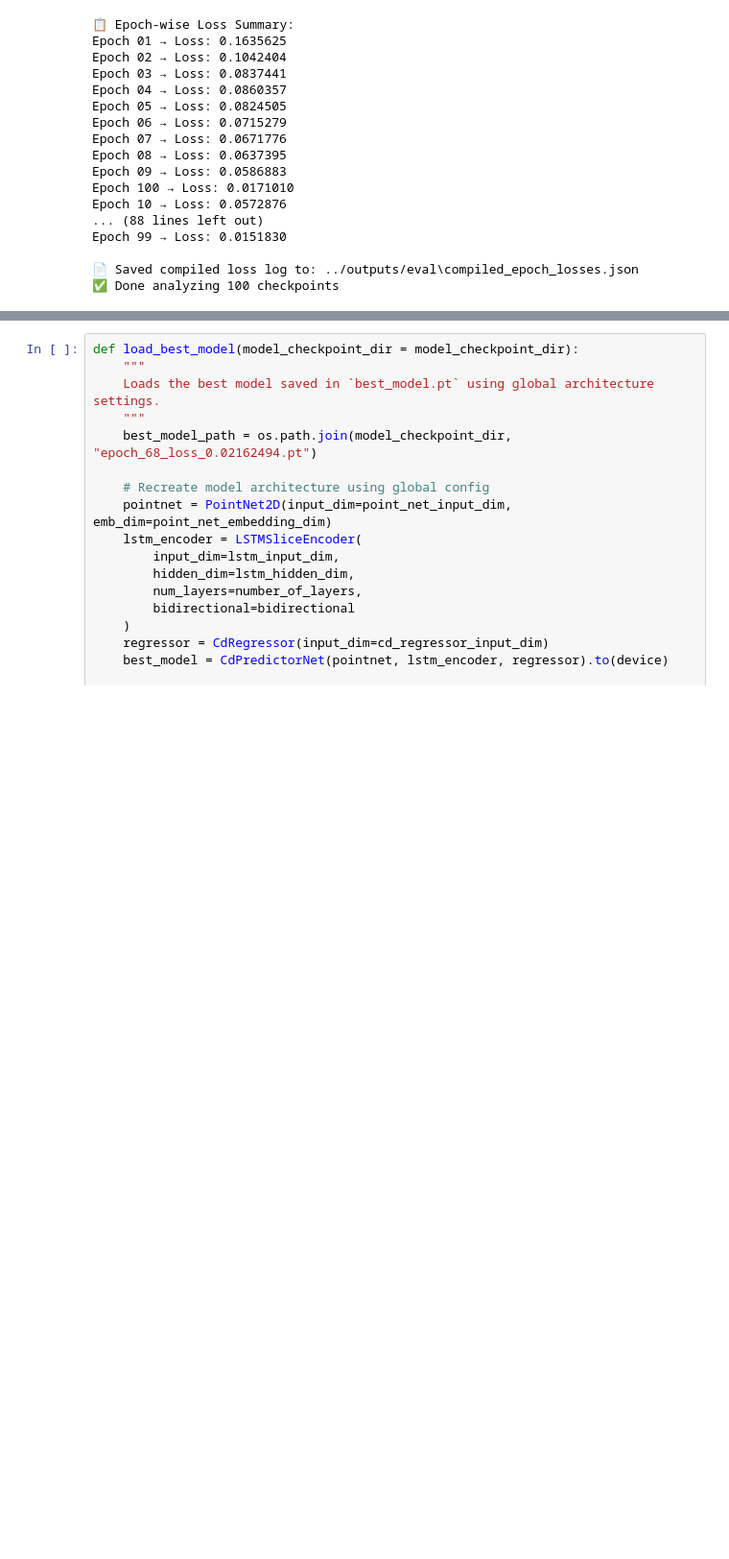
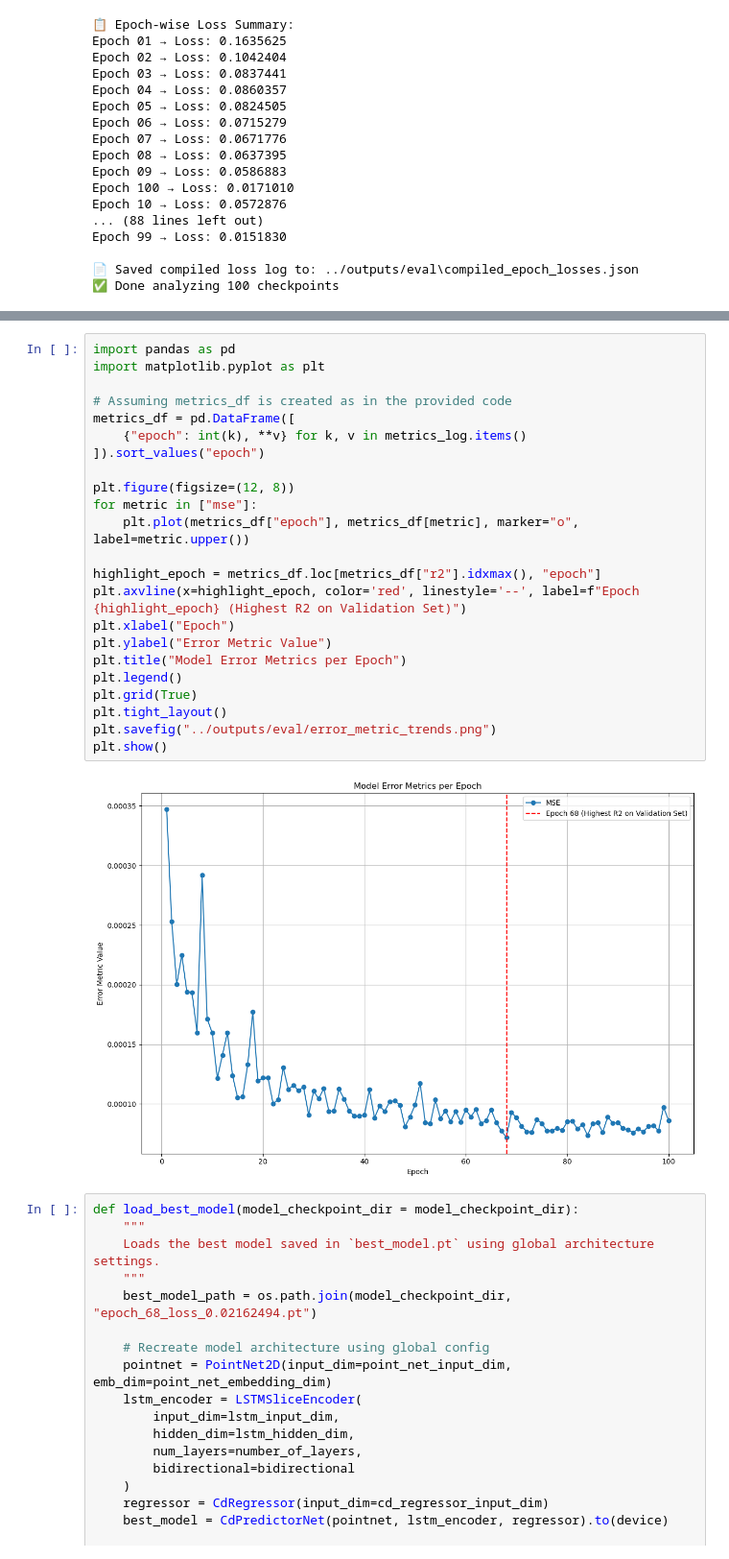
Before and after one commit to Absaar1548/Cd_results_backup, a Jupyter notebook: testing/model_new.ipynb, the cells around one changed output, grey strips where cells are left out. Shown at 96% size. Saved outputs shown, nothing was run; the diff lists cells and outputs as text; blank space fills up the shorter version.

```diff
--- a/testing/model_new.ipynb
+++ b/testing/model_new.ipynb
@@ -759,3 +766,28 @@ plt.show()
+# %%
+import pandas as pd
+import matplotlib.pyplot as plt
+
+# Assuming metrics_df is created as in the provided code
+metrics_df = pd.DataFrame([
+    {"epoch": int(k), **v} for k, v in metrics_log.items()
+]).sort_values("epoch")
+
+plt.figure(figsize=(12, 8))
+for metric in ["mse"]:
+    plt.plot(metrics_df["epoch"], metrics_df[metric], marker="o", label=metric.upper())
+
+highlight_epoch = metrics_df.loc[metrics_df["r2"].idxmax(), "epoch"]
+plt.axvline(x=highlight_epoch, color='red', linestyle='--', label=f"Epoch {highlight_epoch} (Highest R2 on Validation Set)")
+plt.xlabel("Epoch")
+plt.ylabel("Error Metric Value")
+plt.title("Model Error Metrics per Epoch")
+plt.legend()
+plt.grid(True)
+plt.tight_layout()
+plt.savefig("../outputs/eval/error_metric_trends.png")
+plt.show()
+# %% [output]
+[figure, added]
 # %%
 def load_best_model(model_checkpoint_dir = model_checkpoint_dir):
     """
```
Also changed, not shown: parts of 4 cells of this notebook, 11 other files.
